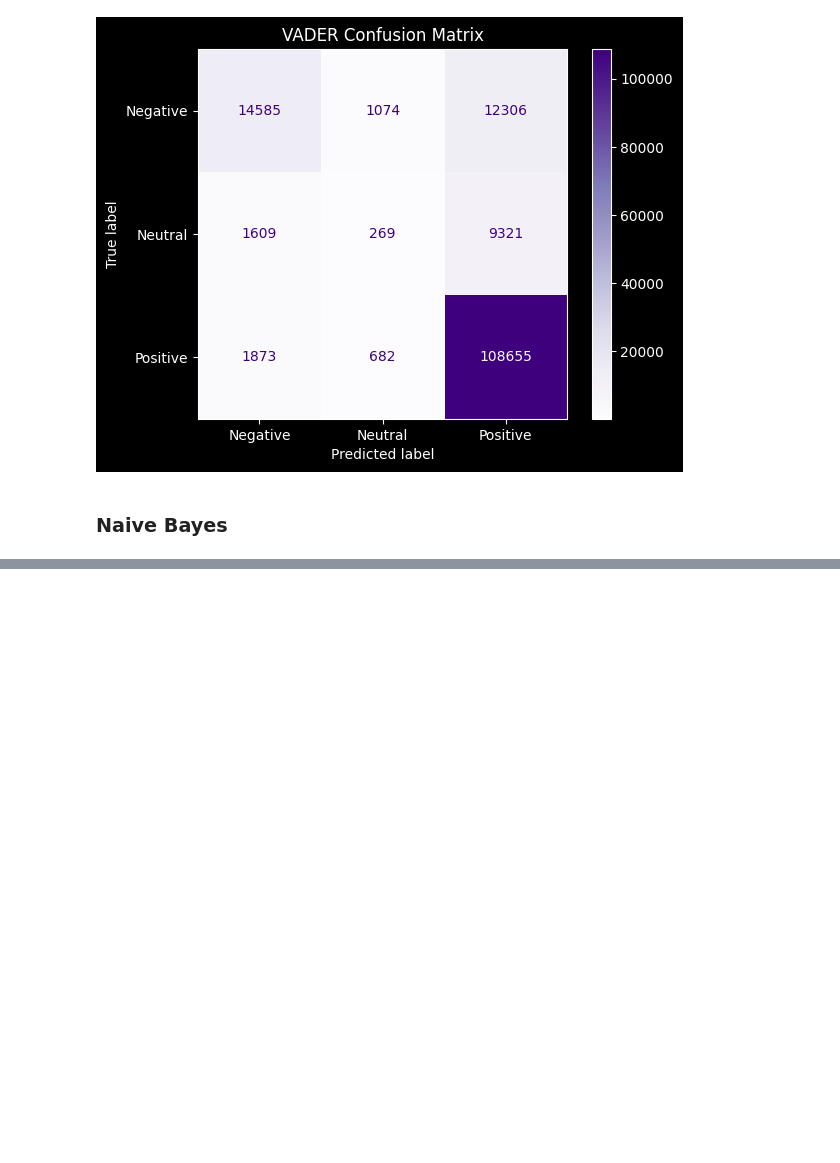
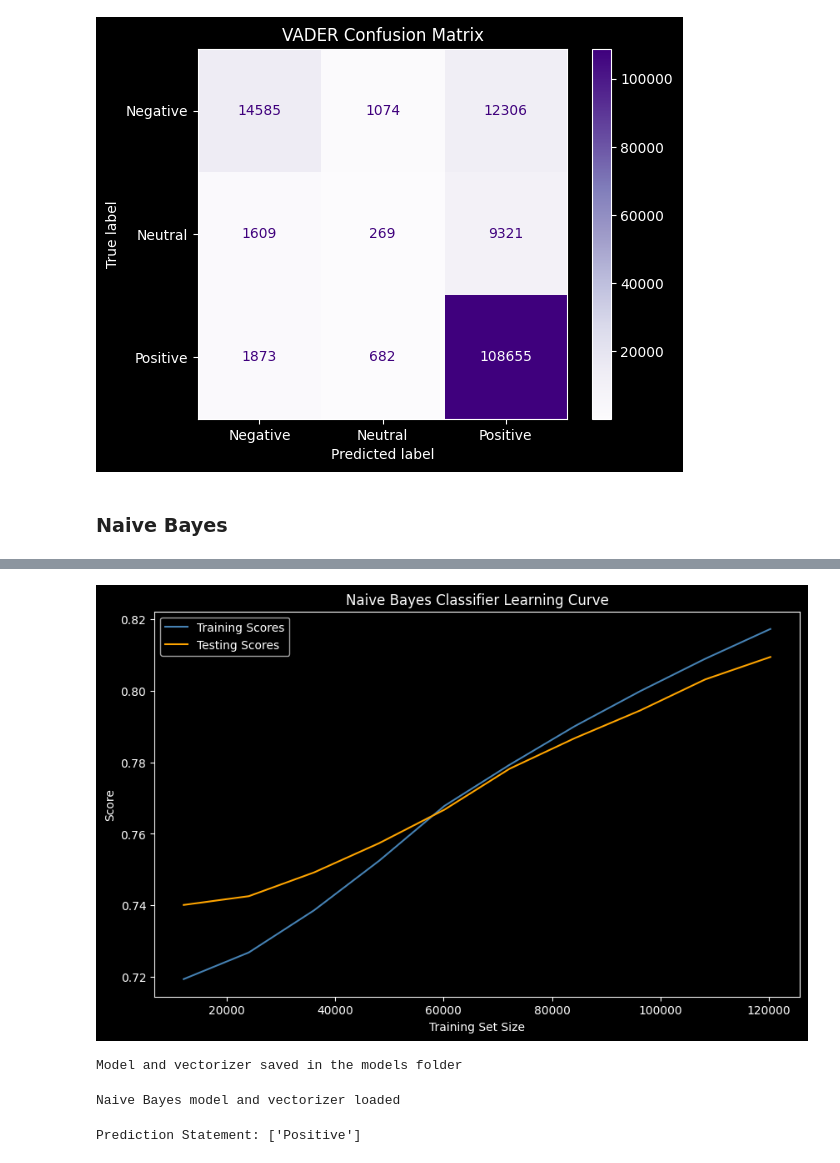
Before and after one commit to eccecarreon/nlp-deployment, a Jupyter notebook: nlp.ipynb, the cells around one changed output, grey strips where cells are left out. Cells and saved outputs as stored; diff of their text form; code cells hidden in the pictures; blank space fills up the shorter version.

```diff
--- a/nlp.ipynb
+++ b/nlp.ipynb
@@ -362,0 +439,50 @@ plt.show()
+# %%
+import numpy as np
+from sklearn.model_selection import learning_curve
+
+# Calculate learning curves
+train_sizes, train_scores, test_scores = learning_curve(nb_classifier, X, y,
+                                                        cv=5,
+                                                        n_jobs=-1,
+                                                        train_sizes=np.linspace(0.1, 1.0, 10))
+
+# Plot
+plt.figure(figsize=(10, 6))
+plt.plot(train_sizes, np.mean(train_scores, axis=1), label='Training Scores', color='steelblue')
+plt.plot(train_sizes, np.mean(test_scores, axis=1), label='Testing Scores', color='orange')
+plt.title('Naive Bayes Classifier Learning Curve')
+plt.xlabel('Training Set Size')
+plt.ylabel('Score')
+plt.legend(loc='best')
+plt.show()
+# %% [output]
+[figure, added]
+# %%
+import joblib
+import os
+
+# Create directory for models
+os.makedirs('models', exist_ok=True)
+
+# Save model and vectorizer
+joblib.dump(nb_classifier, 'models/naive_bayes_model.pkl')
+joblib.dump(vectorizer, 'models/vectorizer.pkl')
+print('Model and vectorizer saved in the models folder')
+# %% [output]
+Model and vectorizer saved in the models folder
+# %%
+# Load and test the model
+loaded_nb_classifier = joblib.load('models/naive_bayes_model.pkl')
+loaded_vectorizer = joblib.load('models/vectorizer.pkl')
+print('Naive Bayes model and vectorizer loaded')
+# %% [output]
+Naive Bayes model and vectorizer loaded
+# %%
+# Test the trained model
+sample_text = ['This model performs is awesome BRO!']
+sample_vectorized = loaded_vectorizer.transform(sample_text)
+prediction = loaded_nb_classifier.predict(sample_vectorized)
+
+print(f'Prediction Statement: {prediction}')
+# %% [output]
+Prediction Statement: ['Positive']
```
Also changed, not shown: parts of 4 cells of this notebook, 2 other files.
